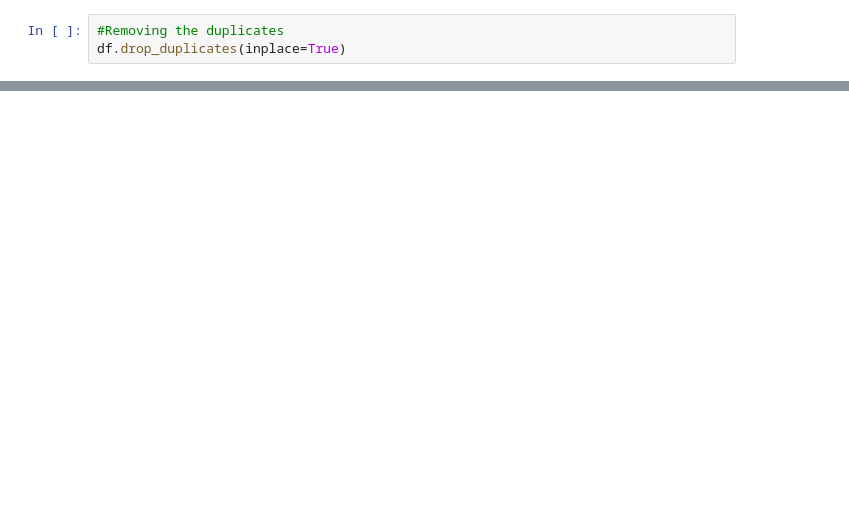
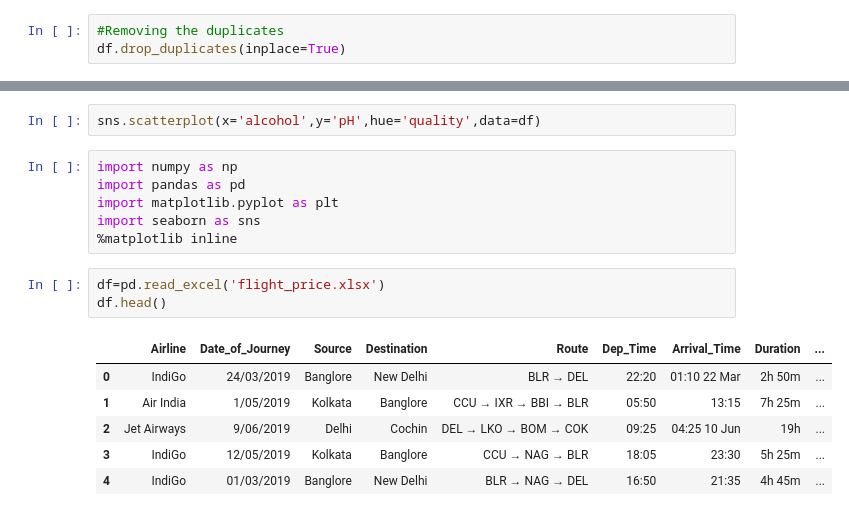
Before and after one commit to itz-sidd/PYTHOONN, a Jupyter notebook: Python Basics/EDA/red_wine.ipynb, the cells around one changed output, grey strips where cells are left out. Cells and saved outputs as stored; diff of their text form; blank space fills up the shorter version.

```diff
--- a/Python Basics/EDA/red_wine.ipynb
+++ b/Python Basics/EDA/red_wine.ipynb
@@ -167,0 +55,18 @@ sns.catplot(x='quality',y='alcohol',data=df,kind='box')
+# %%
+sns.scatterplot(x='alcohol',y='pH',hue='quality',data=df)
+# %%
+import numpy as np
+import pandas as pd
+import matplotlib.pyplot as plt
+import seaborn as sns
+%matplotlib inline
+# %%
+df=pd.read_excel('flight_price.xlsx')
+df.head()
+# %% [output]
+|  | Airline | Date_of_Journey | Source | Destination | Route | Dep_Time | Arrival_Time | Duration | ... |
+| 0 | IndiGo | 24/03/2019 | Banglore | New Delhi | BLR → DEL | 22:20 | 01:10 22 Mar | 2h 50m | ... |
+| 1 | Air India | 1/05/2019 | Kolkata | Banglore | CCU → IXR → BBI → BLR | 05:50 | 13:15 | 7h 25m | ... |
+| 2 | Jet Airways | 9/06/2019 | Delhi | Cochin | DEL → LKO → BOM → COK | 09:25 | 04:25 10 Jun | 19h | ... |
+| 3 | IndiGo | 12/05/2019 | Kolkata | Banglore | CCU → NAG → BLR | 18:05 | 23:30 | 5h 25m | ... |
+| 4 | IndiGo | 01/03/2019 | Banglore | New Delhi | BLR → NAG → DEL | 16:50 | 21:35 | 4h 45m | ... |
```
Also changed, not shown: parts of 52 cells of this notebook, 1 other file.
